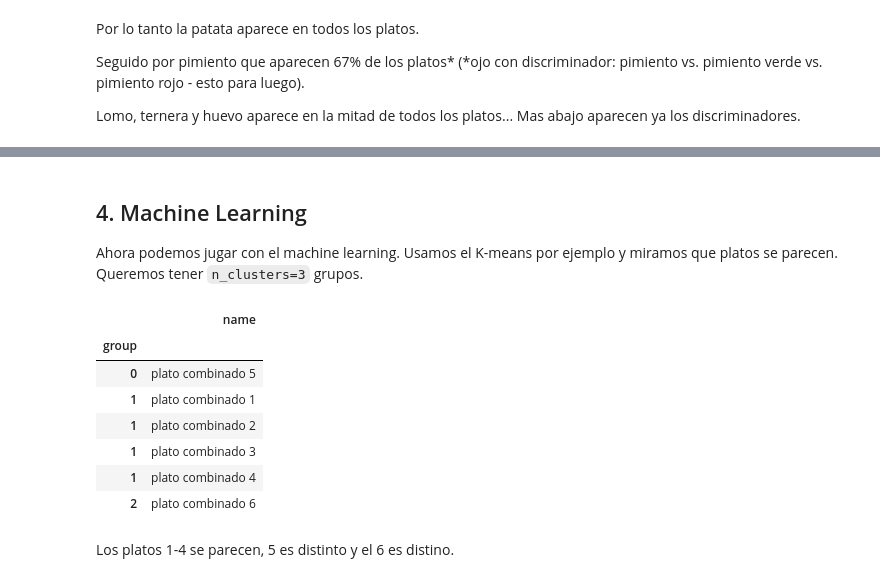
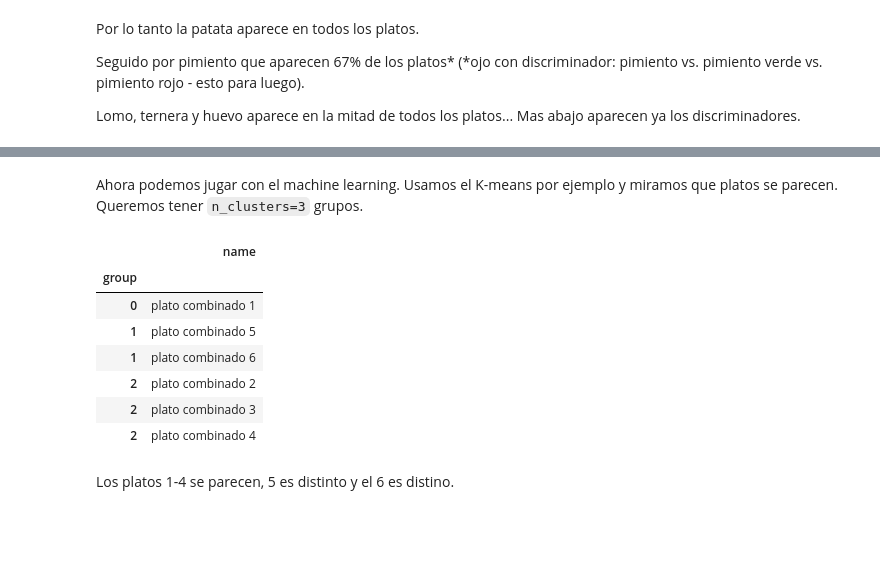
Before and after one commit to rafalszota/Food, a Jupyter notebook: Food.ipynb, the cells around one changed output, grey strips where cells are left out. Saved outputs shown, nothing was run; the diff lists cells and outputs as text; code cells hidden in the pictures; blank space fills up the shorter version.

Commit message:
dish similarity definition

````diff
--- a/Food.ipynb
+++ b/Food.ipynb
@@ -152,0 +168,6 @@ aparece en la mitad de todos los platos... Mas abajo aparecen ya los discriminad
+# %%
+M1 = np.matrix(df)
+M0 = 1 - M1
+
+w = np.diag(X)
+W = np.diag(w / sum(w))
@@ -152,0 +178,4 @@ aparece en la mitad de todos los platos... Mas abajo aparecen ya los discriminad
+# %%
+S = 1 - (M1.dot(W).dot(M0.T) + M0.dot(W).dot(M1.T))
+dish_similarity = round(pd.DataFrame(S, columns=names, index=names),3)
+dish_similarity
@@ -153,21 +195,19 @@ aparece en la mitad de todos los platos... Mas abajo aparecen ya los discriminad
 # %% [markdown]
-## 4. Machine Learning
-
 Ahora podemos jugar con el machine learning. Usamos el K-means por ejemplo y miramos que platos se parecen.
 Queremos tener ```n_clusters=3``` grupos.
 # %%
-kmeans = KMeans(n_clusters=3, random_state=0).fit(df)
+kmeans = KMeans(n_clusters=3, random_state=0).fit(dish_similarity)
 gropped_dishes = pd.DataFrame({"name": names, "group": kmeans.labels_})
 gropped_dishes = gropped_dishes.sort_values("group")
 gropped_dishes.set_index("group")
 # %% [output]
 |  | name |
 | group |  |
-| 0 | plato combinado 5 |
-| 1 | plato combinado 1 |
-| 1 | plato combinado 2 |
-| 1 | plato combinado 3 |
-| 1 | plato combinado 4 |
-| 2 | plato combinado 6 |
+| 0 | plato combinado 1 |
+| 1 | plato combinado 5 |
+| 1 | plato combinado 6 |
+| 2 | plato combinado 2 |
+| 2 | plato combinado 3 |
+| 2 | plato combinado 4 |
 # %% [markdown]
 Los platos 1-4 se parecen, 5 es distinto y el 6 es distino.
````
Also changed, not shown: parts of 12 cells of this notebook.
